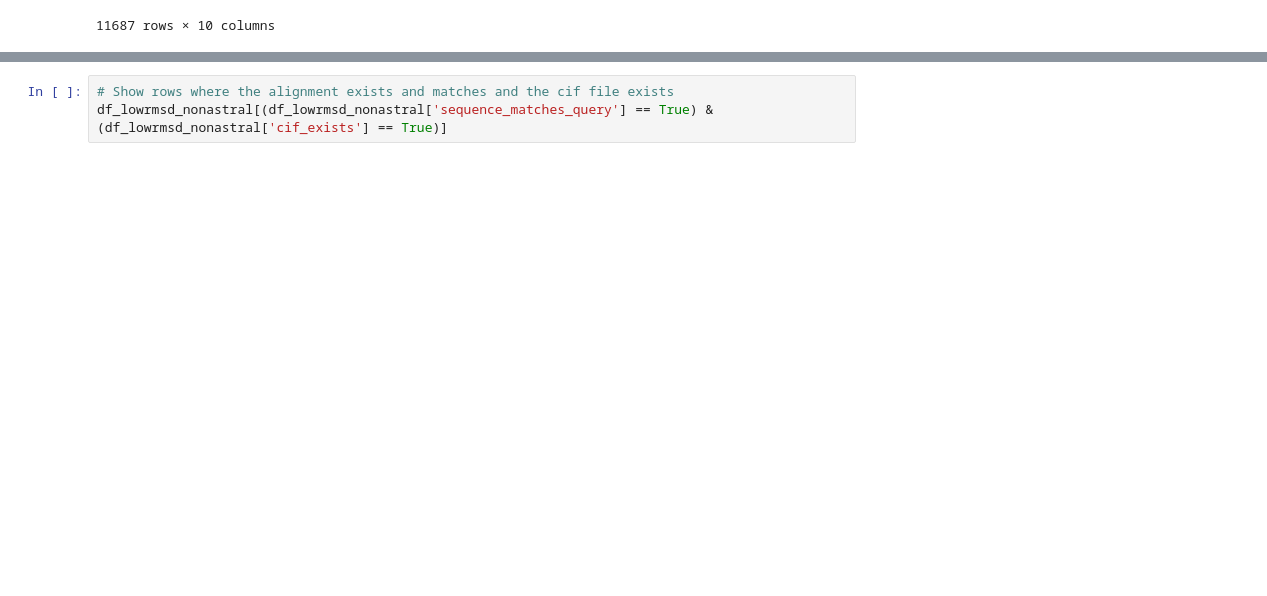
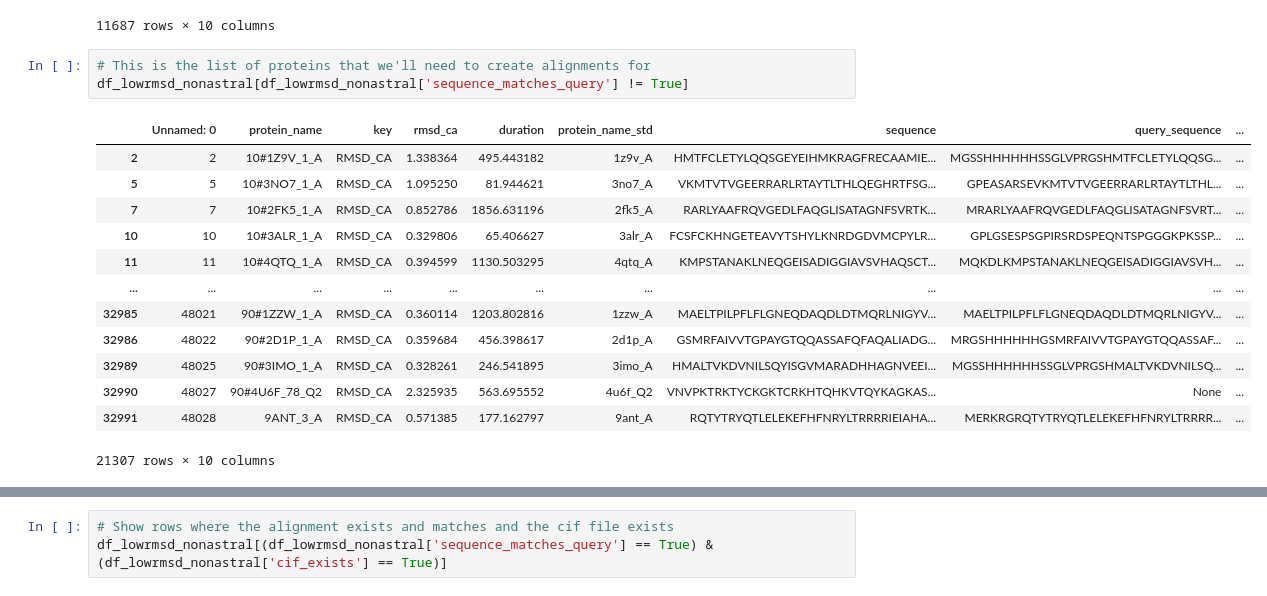
Before and after one commit to jonathanking/openfold, a Jupyter notebook: jk_research/notebooks/230510_selecting_forming_scnmin_data.ipynb, the cells around one changed output, grey strips where cells are left out. Cells and saved outputs as stored; diff of their text form; blank space fills up the shorter version.

```diff
--- a/jk_research/notebooks/230510_selecting_forming_scnmin_data.ipynb
+++ b/jk_research/notebooks/230510_selecting_forming_scnmin_data.ipynb
@@ -314,3 +322,20 @@ df_lowrmsd_nonastral[df_lowrmsd_nonastral['sequence_matches_query'] == True]
 | 32992 | 48029 | 9PAI_2_B | RMSD_CA | 0.706359 | 54.568192 | 9pai_B | MAPEEIIMDRPFLFVVRHNPTGTVLFMGQVMEP | MAPEEIIMDRPFLFVVRHNPTGTVLFMGQVMEP | ... |
 | 32993 | 48030 | 9PCY_1_A | RMSD_CA | 0.276479 | 290.826548 | 9pcy_A | LEVLLGSGDGSLVFVPSEFSVPSGEKIVFKNNA... | LEVLLGSGDGSLVFVPSEFSVPSGEKIVFKNNA... | ... |
 11687 rows × 10 columns
+# %%
+# This is the list of proteins that we'll need to create alignments for
+df_lowrmsd_nonastral[df_lowrmsd_nonastral['sequence_matches_query'] != True]
+# %% [output]
+|  | Unnamed: 0 | protein_name | key | rmsd_ca | duration | protein_name_std | sequence | query_sequence | ... |
+| 2 | 2 | 10#1Z9V_1_A | RMSD_CA | 1.338364 | 495.443182 | 1z9v_A | HMTFCLETYLQQSGEYEIHMKRAGFRECAAMIE... | MGSSHHHHHHSSGLVPRGSHMTFCLETYLQQSG... | ... |
+| 5 | 5 | 10#3NO7_1_A | RMSD_CA | 1.095250 | 81.944621 | 3no7_A | VKMTVTVGEERRARLRTAYTLTHLQEGHRTFSG... | GPEASARSEVKMTVTVGEERRARLRTAYTLTHL... | ... |
+| 7 | 7 | 10#2FK5_1_A | RMSD_CA | 0.852786 | 1856.631196 | 2fk5_A | RARLYAAFRQVGEDLFAQGLISATAGNFSVRTK... | MRARLYAAFRQVGEDLFAQGLISATAGNFSVRT... | ... |
+| 10 | 10 | 10#3ALR_1_A | RMSD_CA | 0.329806 | 65.406627 | 3alr_A | FCSFCKHNGETEAVYTSHYLKNRDGDVMCPYLR... | GPLGSESPSGPIRSRDSPEQNTSPGGGKPKSSP... | ... |
+| 11 | 11 | 10#4QTQ_1_A | RMSD_CA | 0.394599 | 1130.503295 | 4qtq_A | KMPSTANAKLNEQGEISADIGGIAVSVHAQSCT... | MQKDLKMPSTANAKLNEQGEISADIGGIAVSVH... | ... |
+| ... | ... | ... | ... | ... | ... | ... | ... | ... | ... |
+| 32985 | 48021 | 90#1ZZW_1_A | RMSD_CA | 0.360114 | 1203.802816 | 1zzw_A | MAELTPILPFLFLGNEQDAQDLDTMQRLNIGYV... | MAELTPILPFLFLGNEQDAQDLDTMQRLNIGYV... | ... |
+| 32986 | 48022 | 90#2D1P_1_A | RMSD_CA | 0.359684 | 456.398617 | 2d1p_A | GSMRFAIVVTGPAYGTQQASSAFQFAQALIADG... | MRGSHHHHHHGSMRFAIVVTGPAYGTQQASSAF... | ... |
+| 32989 | 48025 | 90#3IMO_1_A | RMSD_CA | 0.328261 | 246.541895 | 3imo_A | HMALTVKDVNILSQYISGVMARADHHAGNVEEI... | MGSSHHHHHHSSGLVPRGSHMALTVKDVNILSQ... | ... |
+| 32990 | 48027 | 90#4U6F_78_Q2 | RMSD_CA | 2.325935 | 563.695552 | 4u6f_Q2 | VNVPKTRKTYCKGKTCRKHTQHKVTQYKAGKAS... | None | ... |
+| 32991 | 48028 | 9ANT_3_A | RMSD_CA | 0.571385 | 177.162797 | 9ant_A | RQTYTRYQTLELEKEFHFNRYLTRRRRIEIAHA... | MERKRGRQTYTRYQTLELEKEFHFNRYLTRRRR... | ... |
+21307 rows × 10 columns
```
Also changed, not shown: parts of 7 cells of this notebook.
